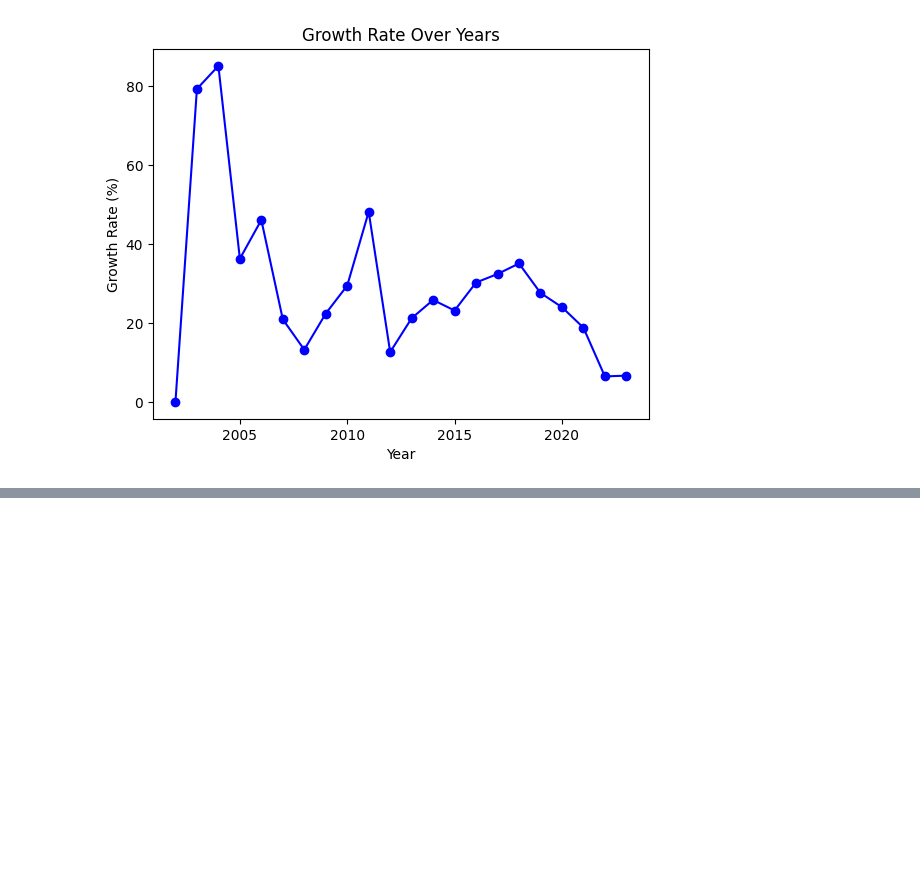
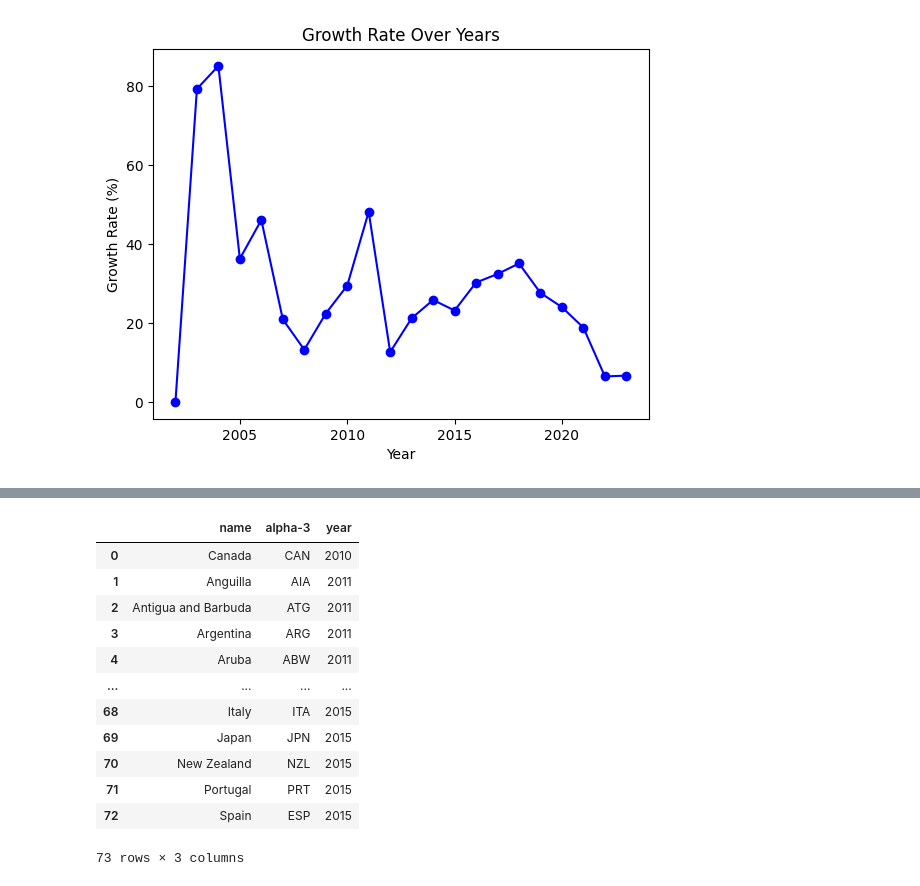
Before and after one commit to junyuelin/netflix_visualization, a Jupyter notebook: data_cleaning.ipynb, the cells around one changed output, grey strips where cells are left out. Saved outputs shown, nothing was run; the diff lists cells and outputs as text; code cells hidden in the pictures; blank space fills up the shorter version.

```diff
--- a/data_cleaning.ipynb
+++ b/data_cleaning.ipynb
@@ -77,0 +158,6 @@ Text(0, 0.5, 'Growth Rate (%)')
+# %%
+EU_first = ['United Kingdom of Great Britain and Northern Ireland',
+            'Ireland', 'Denmark', 'Finland', 'Norway', 'Sweden']
+EU = maps[maps.name.isin(EU_first)][['name', 'alpha-3']]
+EU['year'] = 2012
+EU
@@ -77,0 +172,4 @@ Text(0, 0.5, 'Growth Rate (%)')
+# %%
+netherlands = maps[maps['name'] == 'Netherlands'][['name', 'alpha-3']]
+netherlands['year'] = 2013
+netherlands
@@ -77,0 +184,5 @@ Text(0, 0.5, 'Growth Rate (%)')
+# %%
+EU_second = ['Austria', 'Belgium', 'France', 'Germany', 'Luxembourg', 'Switzerland', 'India']
+further_EU = maps[maps.name.isin(EU_second)][['name', 'alpha-3']]
+further_EU['year'] = 2014
+further_EU
@@ -77,0 +198,5 @@ Text(0, 0.5, 'Growth Rate (%)')
+# %%
+coun2015 = ['Cuba', 'Italy', 'Portugal', 'Spain', 'Japan', 'Australia', 'New Zealand']
+ex2015 = maps[maps.name.isin(coun2015)][['name', 'alpha-3']]
+ex2015['year'] = 2015
+ex2015
@@ -77,0 +212,18 @@ Text(0, 0.5, 'Growth Rate (%)')
+# %%
+com_avail_before = pd.concat([canada, latin, EU, netherlands, further_EU, ex2015], axis=0)
+com_avail_before.reset_index(drop=True, inplace=True)
+com_avail_before
+# %% [output]
+|  | name | alpha-3 | year |
+| 0 | Canada | CAN | 2010 |
+| 1 | Anguilla | AIA | 2011 |
+| 2 | Antigua and Barbuda | ATG | 2011 |
+| 3 | Argentina | ARG | 2011 |
+| 4 | Aruba | ABW | 2011 |
+| ... | ... | ... | ... |
+| 68 | Italy | ITA | 2015 |
+| 69 | Japan | JPN | 2015 |
+| 70 | New Zealand | NZL | 2015 |
+| 71 | Portugal | PRT | 2015 |
+| 72 | Spain | ESP | 2015 |
+73 rows × 3 columns
```
Also changed, not shown: parts of 19 cells of this notebook, 3 other files.
